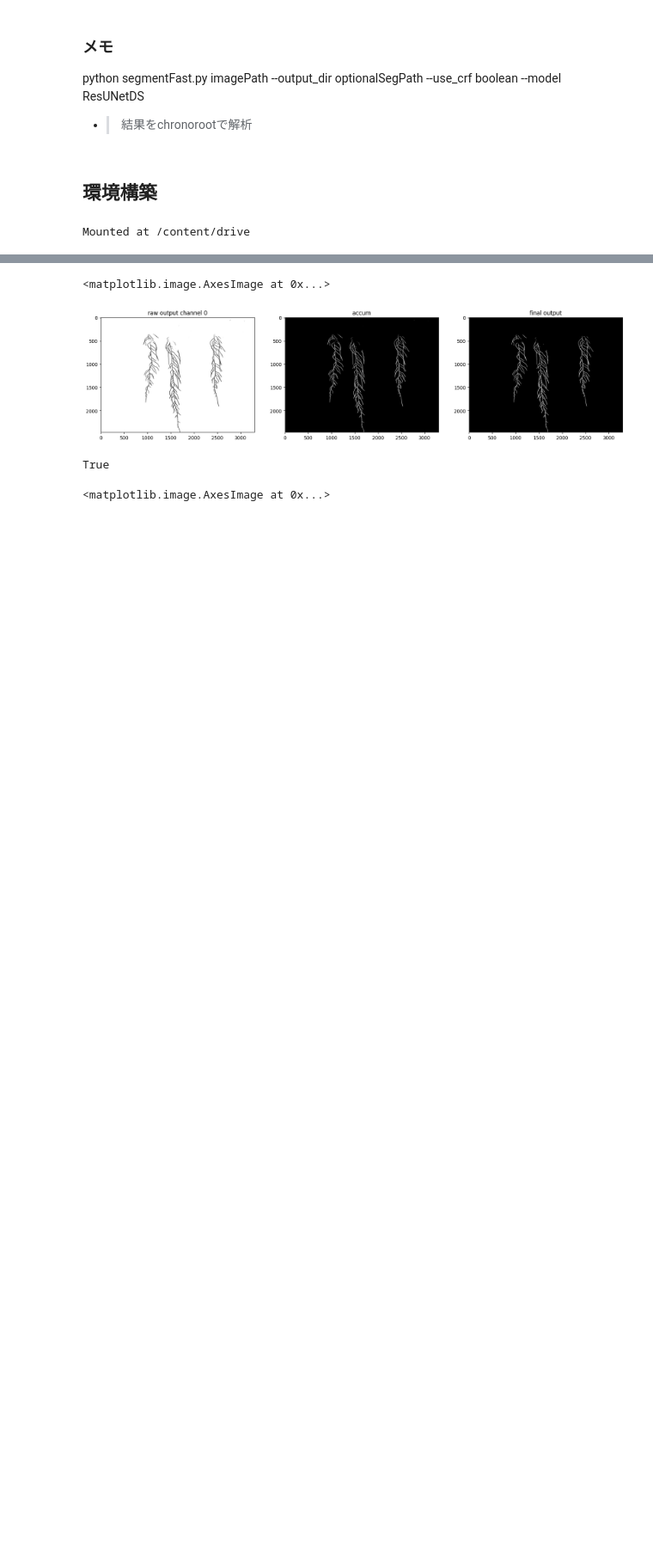
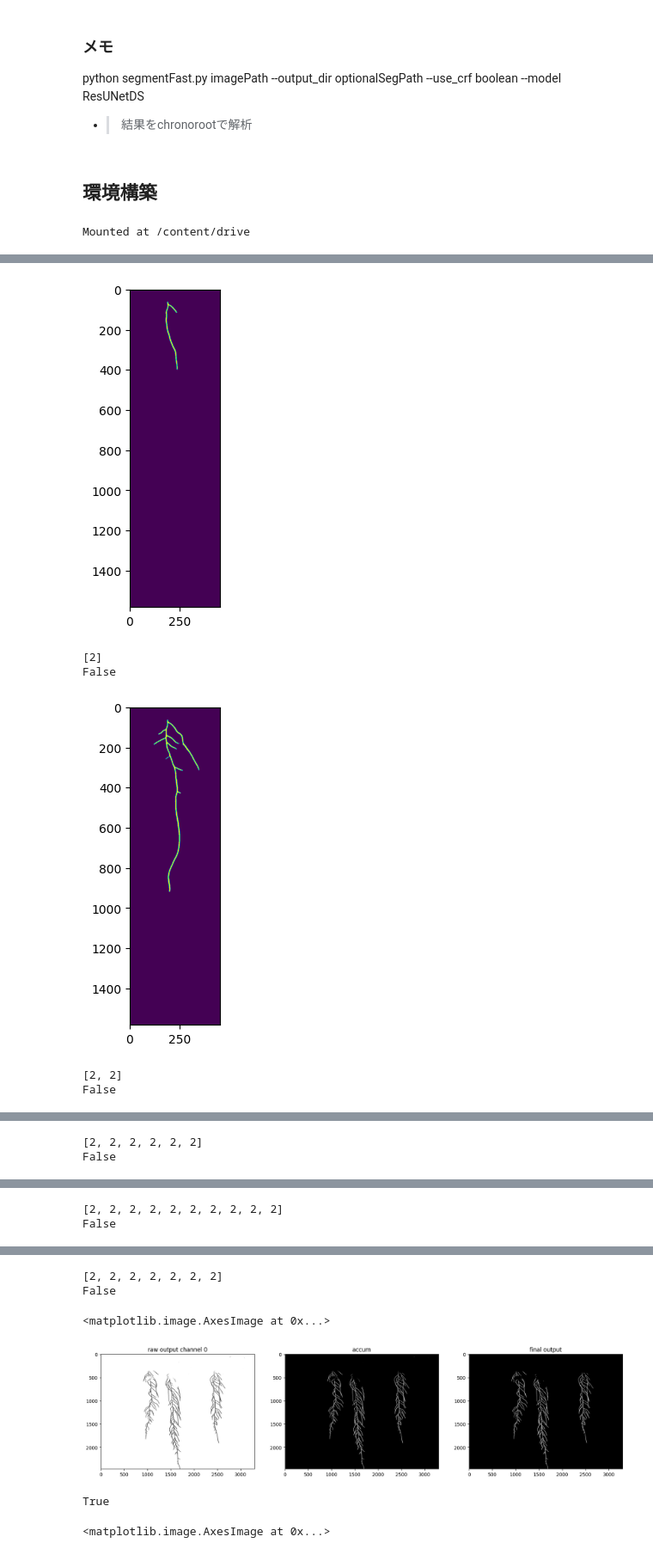
Before and after one commit to phytometrics/plant_phenotyping_python, a Jupyter notebook: notebooks/chronoroot.ipynb, the cells around one changed output, grey strips where cells are left out. Shown: that part at 86% size. Cells and saved outputs as stored; diff of their text form; code cells hidden in the pictures; blank space fills up the shorter version.

Commit message:
Colaboratory を使用して作成しました

```diff
--- a/notebooks/chronoroot.ipynb
+++ b/notebooks/chronoroot.ipynb
@@ -344,0 +329,67 @@ plt.imshow(image)
+# %%
+def get_crop_from_segmentation(mask, bbox, seed):
+    # https://github.com/ngaggion/ChronoRoot/blob/master/graph/imageFunc.pyより改変
+    # seedより上を黒く塗りつぶす
+    mask[0:seed[1], :] = 0
+    # bboxに基づいてクロップする
+    seg = mask[bbox[1]:bbox[3],bbox[0]:bbox[2]]
+    plt.imshow(seg)
+    plt.show()
+    kernel_size = 3
+    kernel = cv2.getStructuringElement(cv2.MORPH_RECT,(kernel_size,kernel_size))
+    seg = cv2.dilate(seg, kernel)
+    seg = cv2.erode(seg, kernel)
+    seg = cv2.erode(seg, kernel)
+    seg = cv2.dilate(seg, kernel)
+    contours, _ = cv2.findContours(seg, cv2.RETR_EXTERNAL, cv2.CHAIN_APPROX_SIMPLE)
+    contour_sizes = [(cv2.contourArea(contour), contour) for contour in contours]
+
+    if len(contour_sizes) != 0:
+        ### Sorts list of contours by size from bigger to smaller
+        contour_sizes.sort(key=lambda x: x[0], reverse=True)
+        for contour in contour_sizes:
+            if contour[0] < 30:
+                break
+            else:
+                dist = cv2.pointPolygonTest(contour[1],(seed[0], seed[1]), True)
+                dist = np.abs(dist)
+                is_in = cv2.pointPolygonTest(contour[1],(seed[0], seed[1]), False) > 0
+
+                if (dist < 30 or is_in):
+                    mask = np.zeros(seg.shape, np.uint8)
+                    cv2.drawContours(mask,[contour[1]], -1, 255, -1)
+                    seg2 = cv2.bitwise_and(mask, seg.copy())
+
+                    return seg2, True
+
+    return seg, False
+
+def colab_ChronoRoot_analyzer(image_dir, mask_dir, bboxes, seeds):
+    # bboxesとseedsのlength, 対応オブジェクトの順番は揃えること
+
+    image_files = [file for file in sorted(os.listdir(image_dir)) if file.endswith("png")]
+    mask_files = [file for file in sorted(os.listdir(mask_dir)) if file.endswith("png")]
+
+    for image_file, mask_file in zip(image_files, mask_files):
+        image = cv2.imread(os.path.join(image_dir, image_file))
+        mask = cv2.imread(os.path.join(mask_dir, mask_file), 0)
+        for bbox,seed in zip(bboxes, seeds):
+            seg, seg_found = get_crop_from_segmentation(mask, bbox, seed)
+            print(seg_found)
+            break
+
+
+
+    return
+
+image_dir = "/content/Test_ChronoRoot/rpi14_2019-12-09_16-13/1"
+mask_dir = "/content/masks"
+
+colab_ChronoRoot_analyzer(image_dir, mask_dir, bboxes, seeds)
+# %% [output]
+[figure, added]
+[2]
+False
+[figure, added]
+[2, 2]
+False
@@ -344,0 +397,2 @@ plt.imshow(image)
+[2, 2, 2, 2, 2, 2]
+False
@@ -344,0 +400,2 @@ plt.imshow(image)
+[2, 2, 2, 2, 2, 2, 2, 2, 2, 2]
+False
@@ -345 +403,3 @@ plt.imshow(image)
+[2, 2, 2, 2, 2, 2, 2]
+False
 # %%
```
Also changed, not shown: parts of 10 cells of this notebook.
